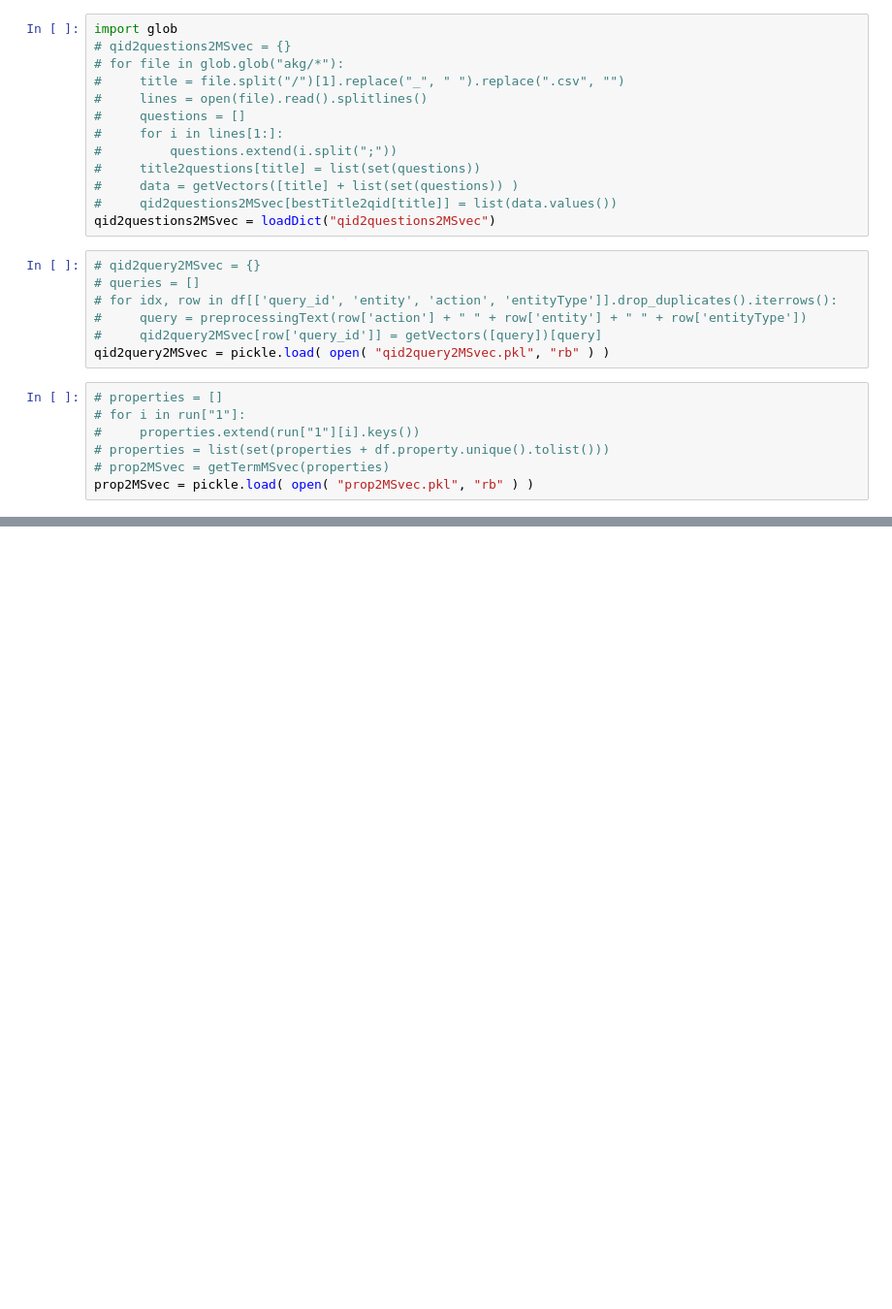
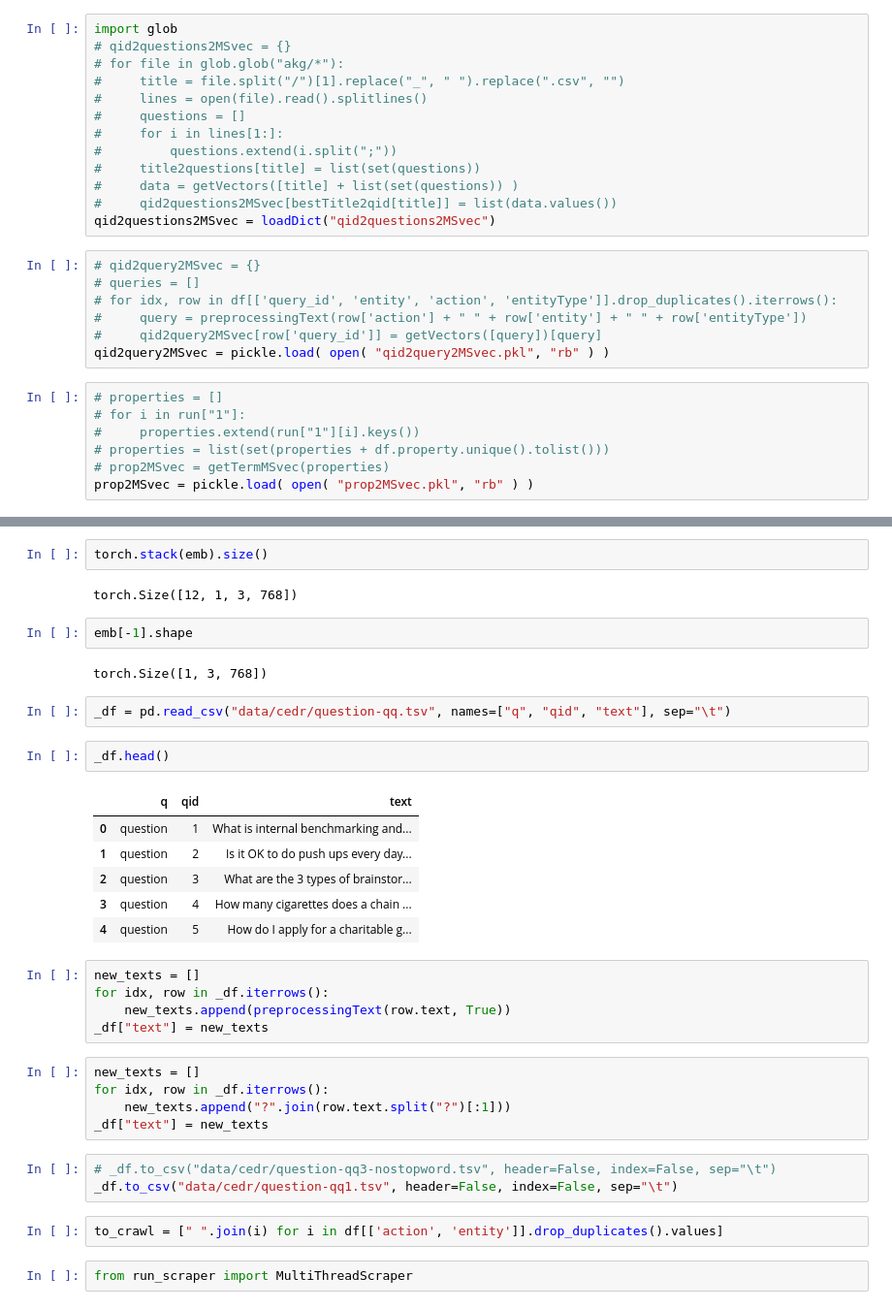
Before and after one commit to feay1234/WikiHow-Task-Based, a Jupyter notebook: AKG All Properties.ipynb, the cells around one changed output, grey strips where cells are left out. Shown at 97% size. Saved outputs shown, nothing was run; the diff lists cells and outputs as text; blank space fills up the shorter version.

```diff
--- a/AKG All Properties.ipynb
+++ b/AKG All Properties.ipynb
@@ -929,0 +1411,36 @@ ndcg@15 0.5977080891368343
+# %%
+torch.stack(emb).size()
+# %% [output]
+torch.Size([12, 1, 3, 768])
+# %%
+emb[-1].shape
+# %% [output]
+torch.Size([1, 3, 768])
+# %%
+_df = pd.read_csv("data/cedr/question-qq.tsv", names=["q", "qid", "text"], sep="\t")
+# %%
+_df.head()
+# %% [output]
+|  | q | qid | text |
+| 0 | question | 1 | What is internal benchmarking and... |
+| 1 | question | 2 | Is it OK to do push ups every day... |
+| 2 | question | 3 | What are the 3 types of brainstor... |
+| 3 | question | 4 | How many cigarettes does a chain ... |
+| 4 | question | 5 | How do I apply for a charitable g... |
+# %%
+new_texts = []
+for idx, row in _df.iterrows():
+    new_texts.append(preprocessingText(row.text, True))
+_df["text"] = new_texts
+# %%
+new_texts = []
+for idx, row in _df.iterrows():
+    new_texts.append("?".join(row.text.split("?")[:1]))
+_df["text"] = new_texts
+# %%
+# _df.to_csv("data/cedr/question-qq3-nostopword.tsv", header=False, index=False, sep="\t")
+_df.to_csv("data/cedr/question-qq1.tsv", header=False, index=False, sep="\t")
+# %%
+to_crawl = [" ".join(i) for i in df[['action', 'entity']].drop_duplicates().values]
+# %%
+from run_scraper import MultiThreadScraper
```
Also changed, not shown: parts of 73 cells of this notebook, 2 other files.
